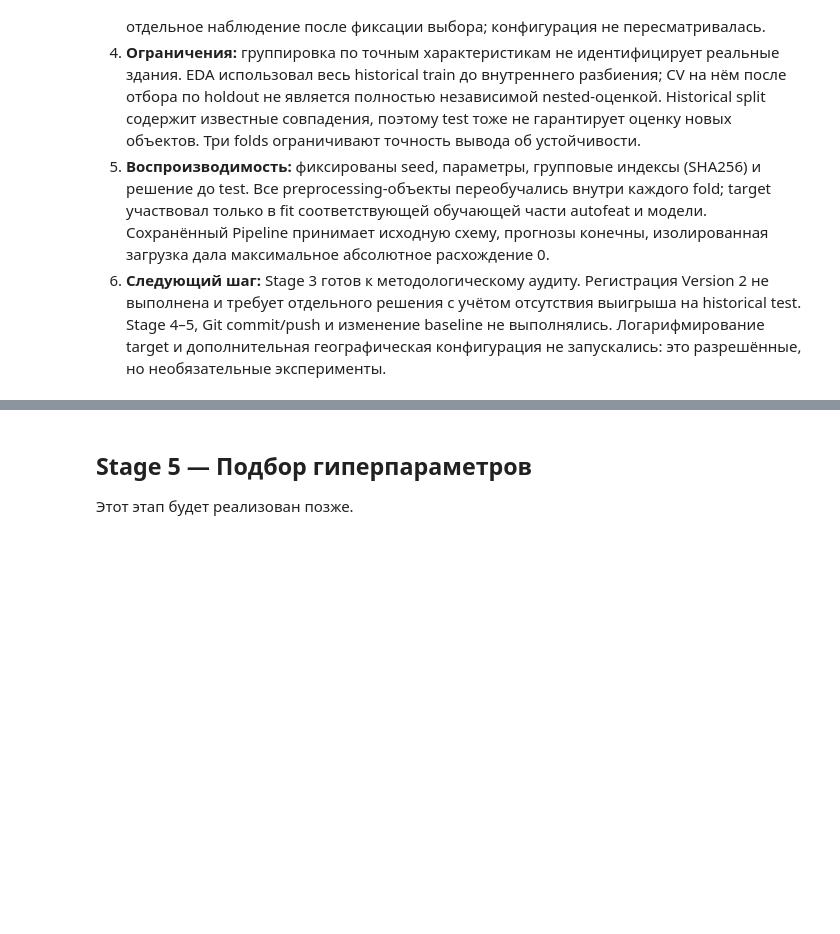
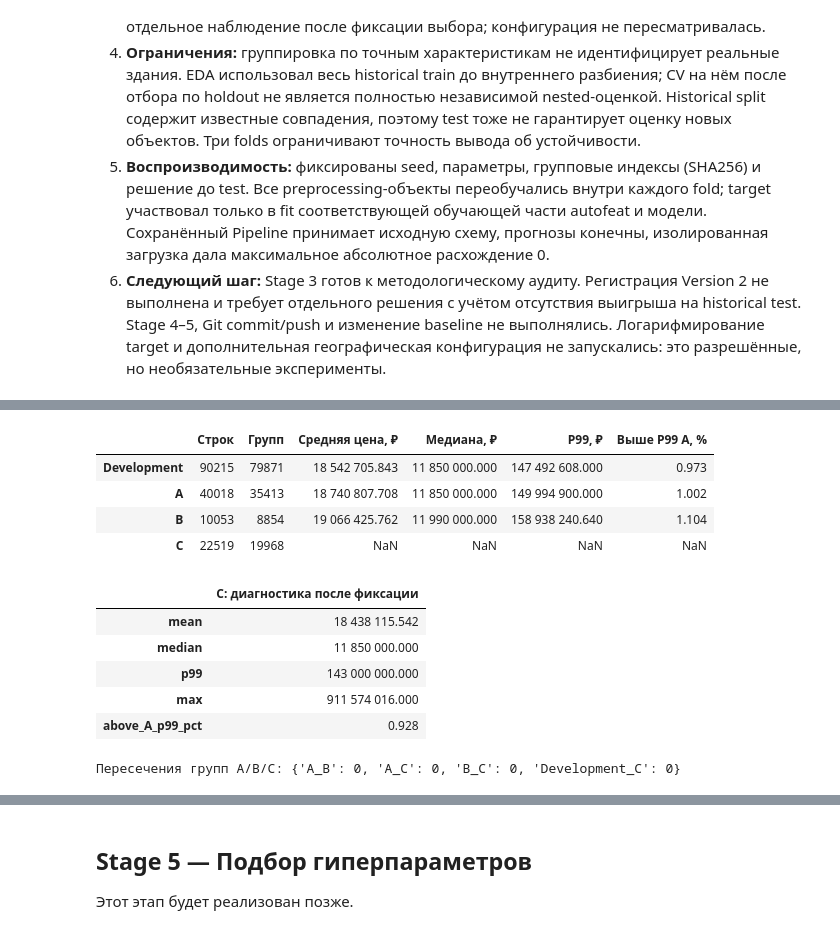
Before and after one commit to egpozd/mle-mlflow, a Jupyter notebook: model_improvement/model_improvement.ipynb, the cells around one changed output, grey strips where cells are left out. Drawn from its saved outputs; the diff is of its cells as text; code cells hidden in the pictures; blank space fills up the shorter version.

```diff
--- a/model_improvement/model_improvement.ipynb
+++ b/model_improvement/model_improvement.ipynb
@@ -753,0 +812,28 @@ print("Исходный train не изменён. Registry Version 2 не ре
+# %%
+stage4_groups, stage4_keys = pd.factorize(pd.MultiIndex.from_frame(stage4_X), sort=False)
+stage4_dev, stage4_C = next(GroupShuffleSplit(n_splits=1, test_size=.2, random_state=42).split(stage4_X, stage4_y, stage4_groups))
+stage4_pool_size = 25000 if stage4_results["benchmark"].get("initial_pool_reduced") else (50000 if stage4_results["resource_start"]["ram_gib"] >= 1.5 else 25000)
+stage4_pool, _ = next(GroupShuffleSplit(n_splits=1, train_size=min(.95, stage4_pool_size / len(stage4_dev)), random_state=31415).split(stage4_X.iloc[stage4_dev], groups=stage4_groups[stage4_dev]))
+stage4_local_A, stage4_local_B = next(GroupShuffleSplit(n_splits=1, test_size=.2, random_state=2718).split(stage4_X.iloc[stage4_dev[stage4_pool]], groups=stage4_groups[stage4_dev[stage4_pool]]))
+stage4_A = stage4_dev[stage4_pool[stage4_local_A]]
+stage4_B = stage4_dev[stage4_pool[stage4_local_B]]
+for stage4_i, stage4_j in [(stage4_A, stage4_B), (stage4_A, stage4_C), (stage4_B, stage4_C), (stage4_dev, stage4_C)]:
+    assert not np.intersect1d(stage4_groups[stage4_i], stage4_groups[stage4_j]).size
+for stage4_name, stage4_idx in [("Development", stage4_dev), ("A", stage4_A), ("B", stage4_B), ("C", stage4_C)]:
+    assert hashlib.sha256(np.asarray(stage4_idx, dtype=np.int64).tobytes()).hexdigest() == stage4_results["splits"][stage4_name]["indices_sha256"]
+display(pd.DataFrame({key: stage4_results["splits"][key] for key in ["Development", "A", "B", "C"]}).T[["rows", "groups", "mean", "median", "p99", "above_A_p99_pct"]].rename(columns={"rows": "Строк", "groups": "Групп", "mean": "Средняя цена, ₽", "median": "Медиана, ₽", "p99": "P99, ₽", "above_A_p99_pct": "Выше P99 A, %"}))
+display(pd.Series(stage4_results["validation_C_target_diagnostics"], name="C: диагностика после фиксации").to_frame())
+print("Пересечения групп A/B/C:", stage4_results["group_overlap"])
+# %% [output]
+|  | Строк | Групп | Средняя цена, ₽ | Медиана, ₽ | P99, ₽ | Выше P99 A, % |
+| Development | 90215 | 79871 | 18 542 705.843 | 11 850 000.000 | 147 492 608.000 | 0.973 |
+| A | 40018 | 35413 | 18 740 807.708 | 11 850 000.000 | 149 994 900.000 | 1.002 |
+| B | 10053 | 8854 | 19 066 425.762 | 11 990 000.000 | 158 938 240.640 | 1.104 |
+| C | 22519 | 19968 | NaN | NaN | NaN | NaN |
+|  | C: диагностика после фиксации |
+| mean | 18 438 115.542 |
+| median | 11 850 000.000 |
+| p99 | 143 000 000.000 |
+| max | 911 574 016.000 |
+| above_A_p99_pct | 0.928 |
+Пересечения групп A/B/C: {'A_B': 0, 'A_C': 0, 'B_C': 0, 'Development_C': 0}
```
Also changed, not shown: parts of 18 cells of this notebook, 3 other files.
